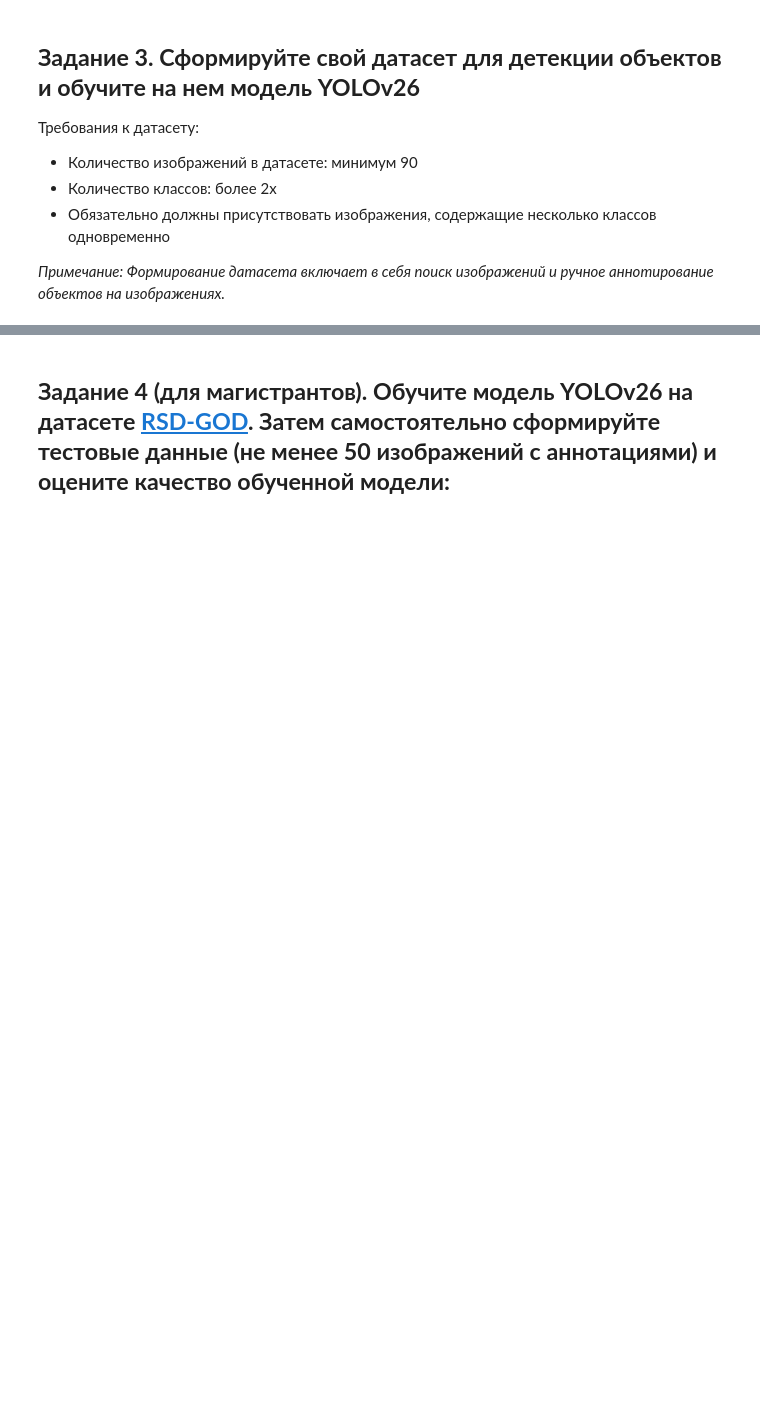
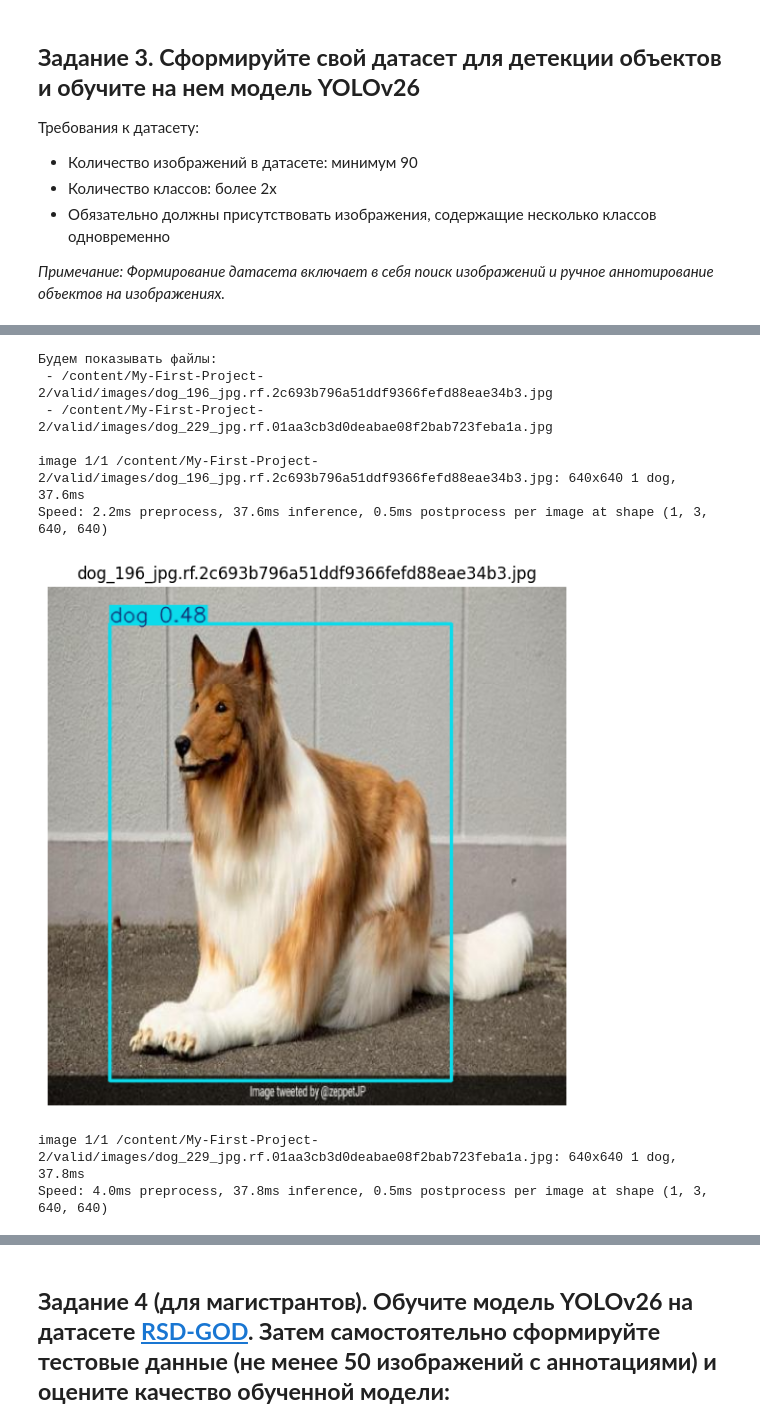
Before and after one commit to DinRazar/neural_networks, a Jupyter notebook: Работа_9.ipynb, the cells around one changed output, grey strips where cells are left out. Cells and saved outputs as stored; diff of their text form; code cells hidden in the pictures; blank space fills up the shorter version.

```diff
--- a/Работа_9.ipynb
+++ b/Работа_9.ipynb
@@ -209,0 +212,33 @@ Press Ctrl-C to quit
+# %%
+from ultralytics import YOLO
+import glob
+import matplotlib.pyplot as plt
+
+model = YOLO("/content/runs/detect/train-5/weights/best.pt")
+
+val_images = glob.glob("/content/My-First-Project-2/valid/images/*")[:2]
+print("Будем показывать файлы:")
+for p in val_images:
+    print(" -", p)
+
+for img_path in val_images:
+    results = model.predict(source=img_path, conf=0.25, save=False)
+
+    # картинка с нарисованными рамками
+    plotted = results[0].plot()
+
+    plt.figure(figsize=(10, 7))
+    plt.imshow(plotted[:, :, ::-1])  # BGR -> RGB
+    plt.axis("off")
+    plt.title(img_path.split("/")[-1])
+    plt.show()
+# %% [output]
+Будем показывать файлы:
+ - /content/My-First-Project-2/valid/images/dog_196_jpg.rf.2c693b796a51ddf9366fefd88eae34b3.jpg
+ - /content/My-First-Project-2/valid/images/dog_229_jpg.rf.01aa3cb3d0deabae08f2bab723feba1a.jpg
+
+image 1/1 /content/My-First-Project-2/valid/images/dog_196_jpg.rf.2c693b796a51ddf9366fefd88eae34b3.jpg: 640x640 1 dog, 37.6ms
+Speed: 2.2ms preprocess, 37.6ms inference, 0.5ms postprocess per image at shape (1, 3, 640, 640)
+[figure, added]
+image 1/1 /content/My-First-Project-2/valid/images/dog_229_jpg.rf.01aa3cb3d0deabae08f2bab723feba1a.jpg: 640x640 1 dog, 37.8ms
+Speed: 4.0ms preprocess, 37.8ms inference, 0.5ms postprocess per image at shape (1, 3, 640, 640)
```
Also changed, not shown: parts of 6 cells of this notebook.
